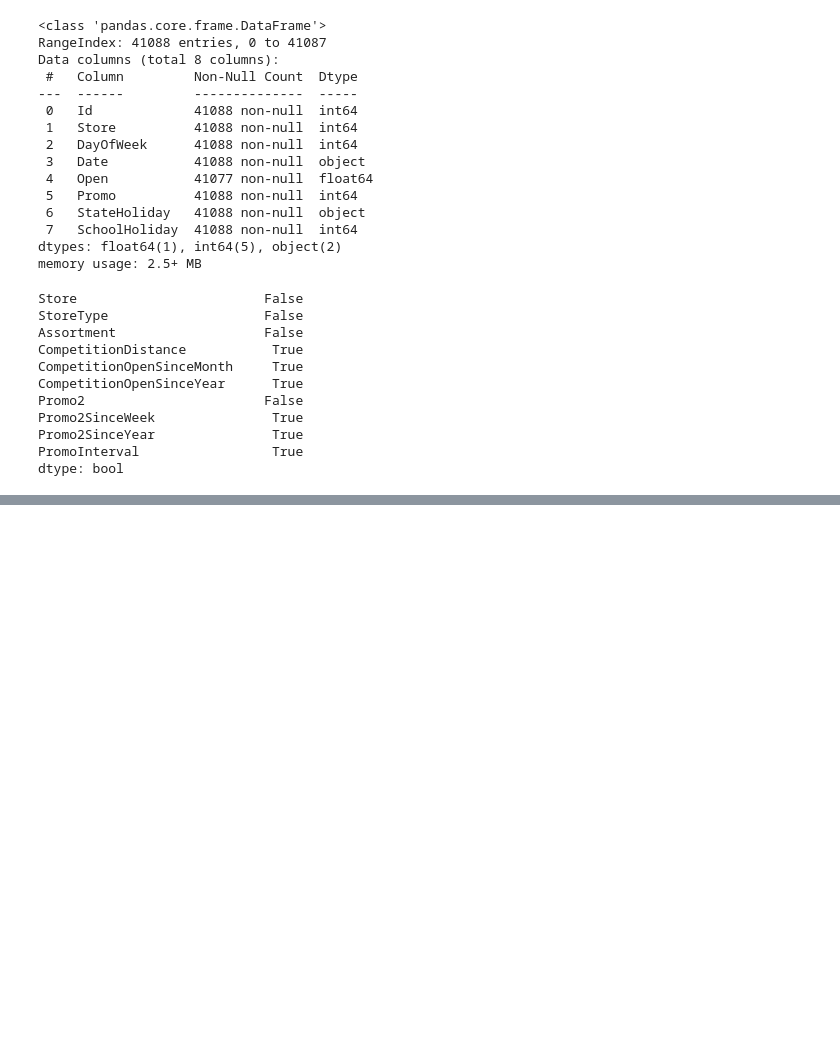
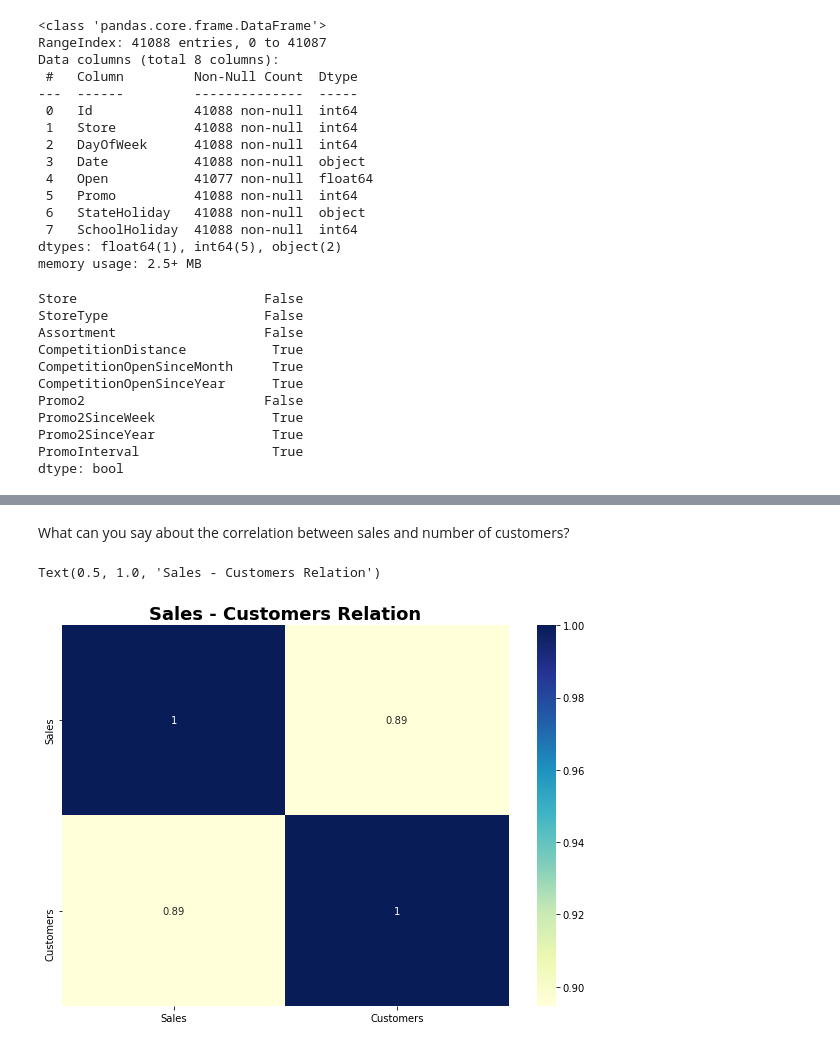
Before and after one commit to SameC137/Rosmann_Sales, a Jupyter notebook: notebooks/DataExploration.ipynb, the cells around one changed output, grey strips where cells are left out. Saved outputs shown, nothing was run; the diff lists cells and outputs as text; code cells hidden in the pictures; blank space fills up the shorter version.

```diff
--- a/notebooks/DataExploration.ipynb
+++ b/notebooks/DataExploration.ipynb
@@ -92,0 +158,2 @@ dtype: bool
+# %%
+train.loc[train["StateHoliday"]==0,"StateHoliday"]="0"
@@ -92,0 +186,10 @@ dtype: bool
+# %% [markdown]
+What can you say about the correlation between sales and number of customers?
+# %%
+
+plt.figure(figsize=(10, 7))
+sns.heatmap(train[['Sales','Customers']].corr(method='pearson'),annot=True,  cmap="YlGnBu")
+plt.title('Sales - Customers Relation', size=18, fontweight='bold')
+# %% [output]
+Text(0.5, 1.0, 'Sales - Customers Relation')
+[figure, added]
```
Also changed, not shown: parts of 43 cells of this notebook.
